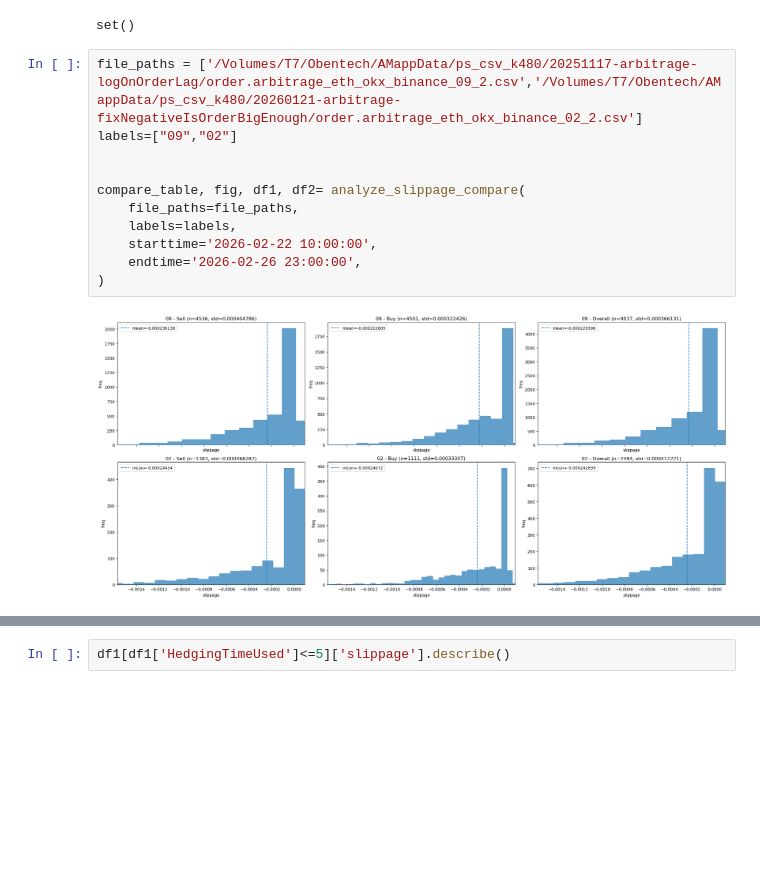
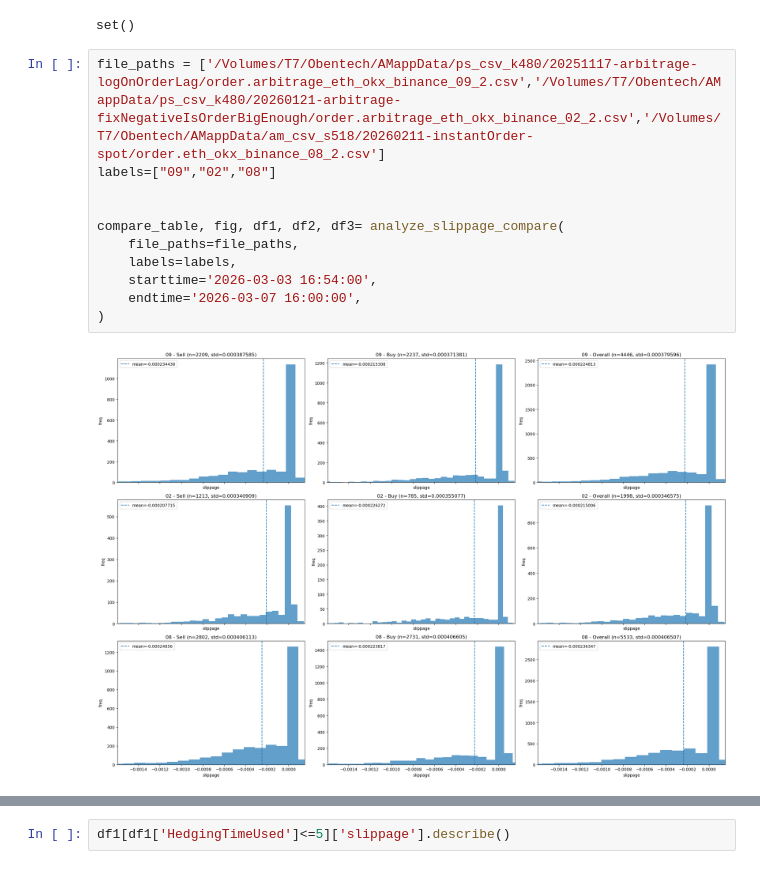
Before and after one commit to 5raymaizi/obentech-cf, a Jupyter notebook: big_coin_slippage.ipynb, the cells around one changed output, grey strips where cells are left out. Saved outputs shown, nothing was run; the diff lists cells and outputs as text; blank space fills up the shorter version.

```diff
--- a/big_coin_slippage.ipynb
+++ b/big_coin_slippage.ipynb
@@ -5761,18 +5761,18 @@ Downloading am arbitrage_eth_okx_binance_02_2 data: https://dcdl.digifinex.org/p
 [Summary] All files processed successfully.
 set()
 # %%
-file_paths = ['/Volumes/T7/Obentech/AMappData/ps_csv_k480/20251117-arbitrage-logOnOrderLag/order.arbitrage_eth_okx_binance_09_2.csv','/Volumes/T7/Obentech/AMappData/ps_csv_k480/20260121-arbitrage-fixNegativeIsOrderBigEnough/order.arbitrage_eth_okx_binance_02_2.csv']
-labels=["09","02"]
+file_paths = ['/Volumes/T7/Obentech/AMappData/ps_csv_k480/20251117-arbitrage-logOnOrderLag/order.arbitrage_eth_okx_binance_09_2.csv','/Volumes/T7/Obentech/AMappData/ps_csv_k480/20260121-arbitrage-fixNegativeIsOrderBigEnough/order.arbitrage_eth_okx_binance_02_2.csv','/Volumes/T7/Obentech/AMappData/am_csv_s518/20260211-instantOrder-spot/order.eth_okx_binance_08_2.csv']
+labels=["09","02","08"]
 
 
-compare_table, fig, df1, df2= analyze_slippage_compare(
+compare_table, fig, df1, df2, df3= analyze_slippage_compare(
     file_paths=file_paths,
     labels=labels,
-    starttime='2026-02-22 10:00:00',
-    endtime='2026-02-26 23:00:00',
+    starttime='2026-03-03 16:54:00',
+    endtime='2026-03-07 16:00:00',
 )
 # %% [output]
-[figure, old version]
+[figure, new version]
 # %%
 compare_table
 # %% [output]
```
Also changed, not shown: parts of 6 cells of this notebook, 11 other files.
